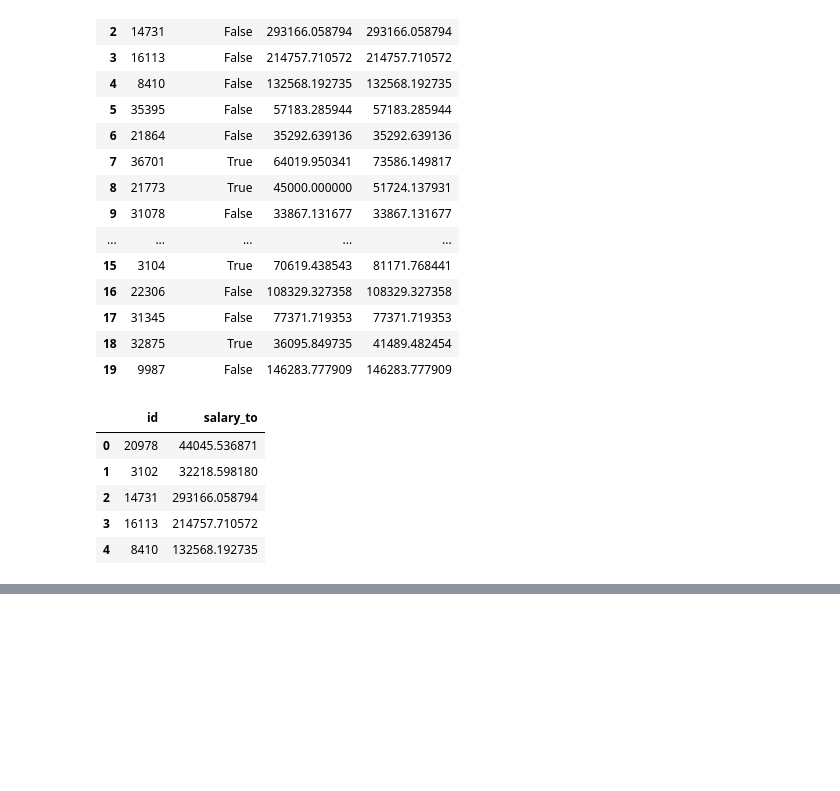
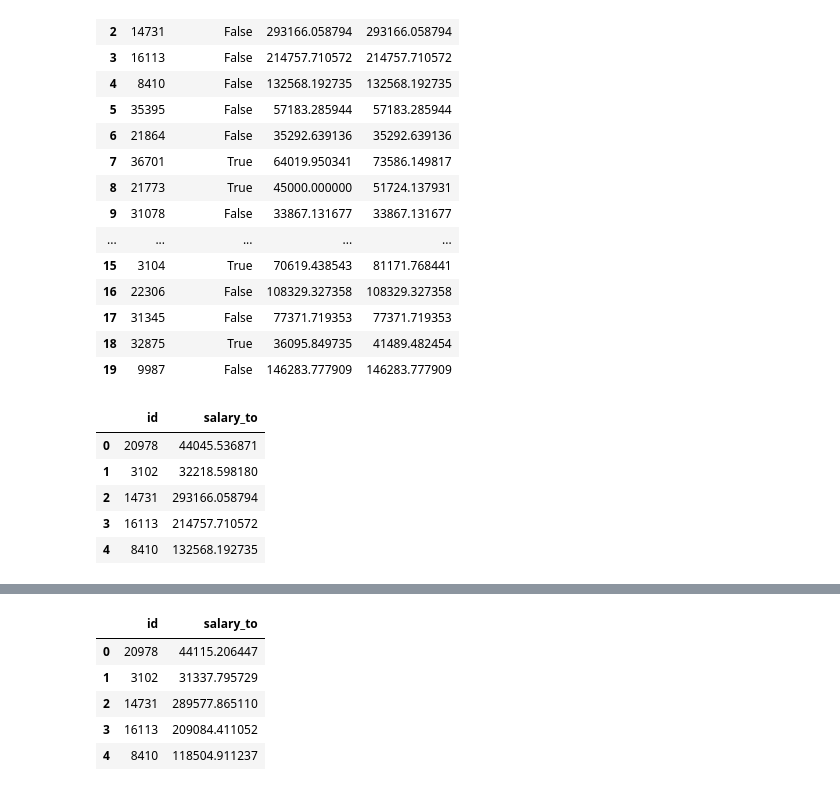
Before and after one commit to UltimateHikari/nsu-abmd-cyberhonk, a Jupyter notebook: rudometov-abmd.ipynb, the cells around one changed output, grey strips where cells are left out. Cells and saved outputs as stored; diff of their text form; code cells hidden in the pictures; blank space fills up the shorter version.

```diff
--- a/rudometov-abmd.ipynb
+++ b/rudometov-abmd.ipynb
@@ -439,0 +481,4 @@ xid.to_csv('submission.csv', index=False)
+# %%
+xid = pd.read_csv('X_test.csv',usecols=['id'])
+
+xid.head()
@@ -439,0 +492,11 @@ xid.to_csv('submission.csv', index=False)
+# %%
+xid['salary_to'] = Predictions
+
+xid.head()
+# %% [output]
+|  | id | salary_to |
+| 0 | 20978 | 44115.206447 |
+| 1 | 3102 | 31337.795729 |
+| 2 | 14731 | 289577.865110 |
+| 3 | 16113 | 209084.411052 |
+| 4 | 8410 | 118504.911237 |
```
Also changed, not shown: parts of 11 cells of this notebook.
